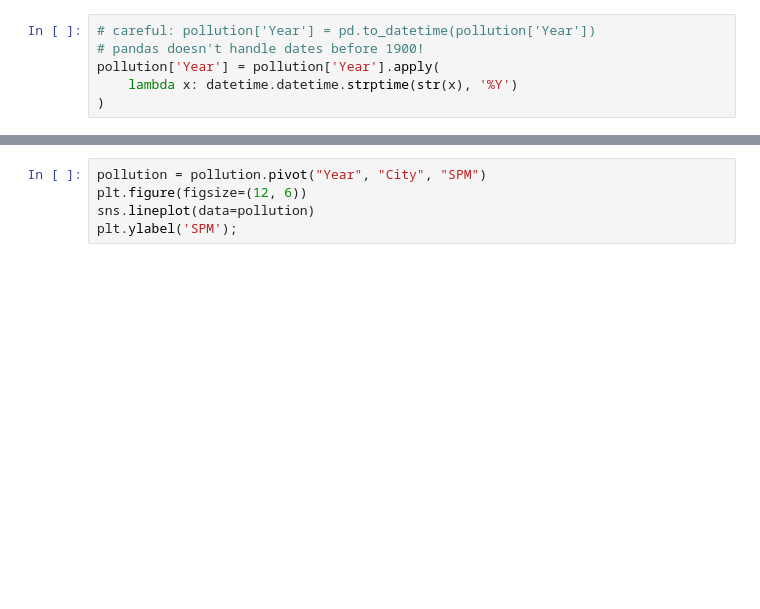
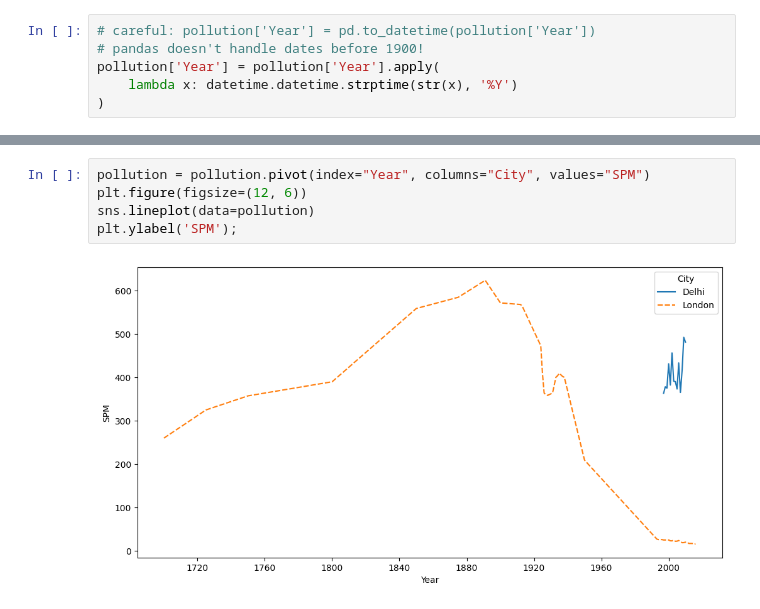
Before and after one commit to PacktPublishing/Machine-Learning-for-Time-Series-with-Python, a Jupyter notebook: chapter2/Air Pollution.ipynb, the cells around one changed output, grey strips where cells are left out. Saved outputs shown, nothing was run; the diff lists cells and outputs as text; blank space fills up the shorter version.

```diff
--- a/chapter2/Air Pollution.ipynb
+++ b/chapter2/Air Pollution.ipynb
@@ -72,8 +125,10 @@ pollution.dtypes
 # %%
-pollution = pollution.pivot("Year", "City", "SPM")
+pollution = pollution.pivot(index="Year", columns="City", values="SPM")
 plt.figure(figsize=(12, 6))
 sns.lineplot(data=pollution)
 plt.ylabel('SPM');
+# %% [output]
+[figure, added]
 # %%
 plt.figure(figsize=(12, 6))
 pd.plotting.autocorrelation_plot(pollution['London']);
```
Also changed, not shown: parts of 16 cells of this notebook, 2 other files.
